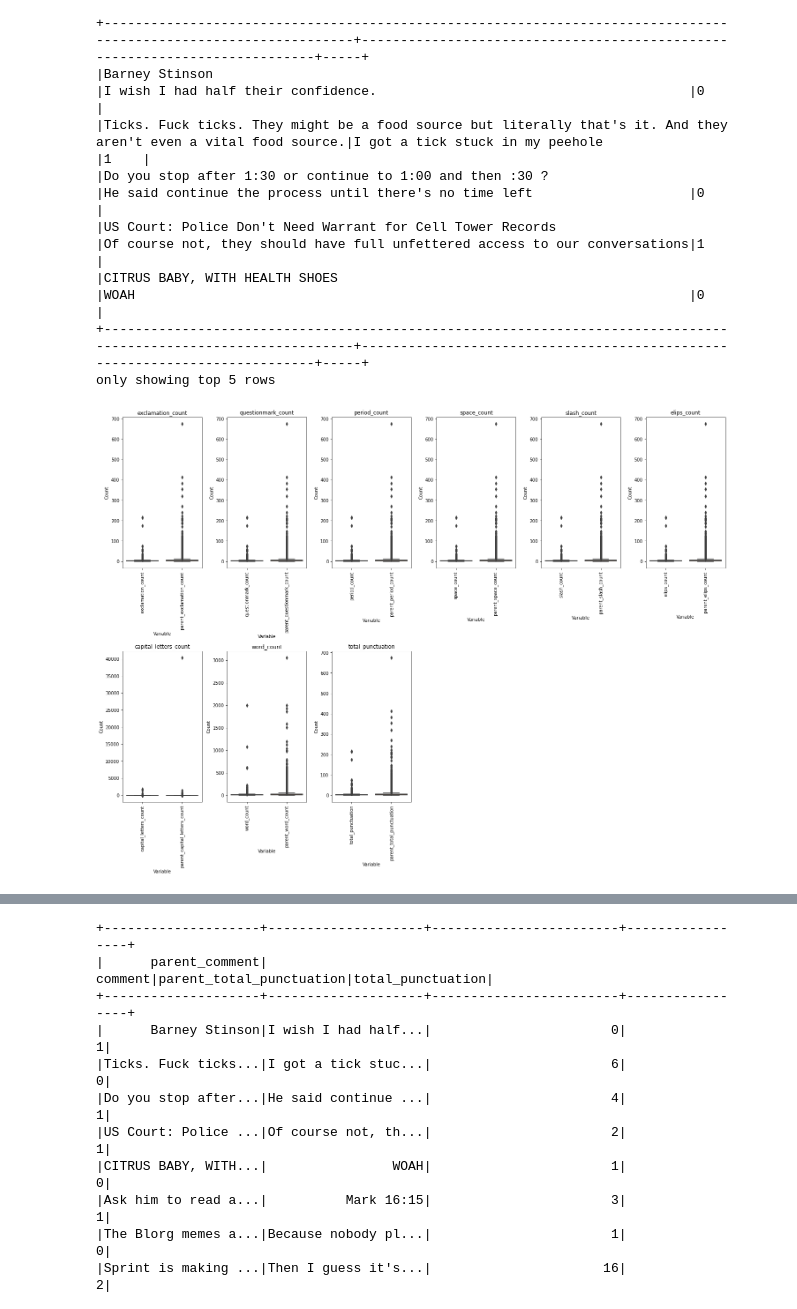
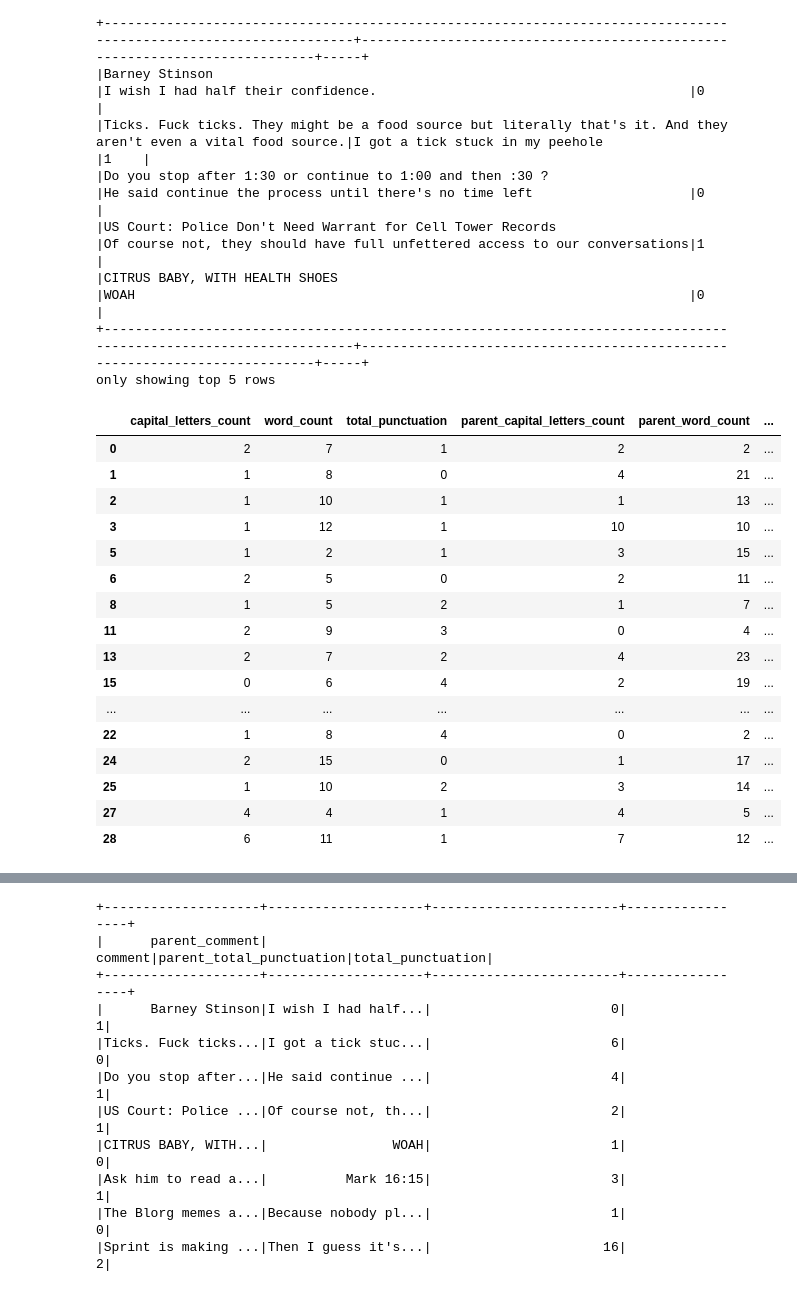
Before and after one commit to brianellis1997/Sarcasm_PySpark, a Jupyter notebook: Project_Test.ipynb, the cells around one changed output, grey strips where cells are left out. Cells and saved outputs as stored; diff of their text form; code cells hidden in the pictures.

Commit message:
EDA for text covars

```diff
--- a/Project_Test.ipynb
+++ b/Project_Test.ipynb
@@ -811,47 +811,54 @@ count_capital_letters_udf = udf(lambda comment: sum(1 for char in comment if cha
 
 # Add columns for counting punctuation marks and capital letters
 # comment
-text_df = text_df.withColumn('exclamation_count', count_punctuation_udf(col('comment')))
-text_df = text_df.withColumn('questionmark_count', count_punctuation_udf(col('comment')))
-text_df = text_df.withColumn('period_count', count_punctuation_udf(col('comment')))
-text_df = text_df.withColumn('space_count', count_punctuation_udf(col('comment')))
-text_df = text_df.withColumn('slash_count', count_punctuation_udf(col('comment')))
-text_df = text_df.withColumn('elips_count', count_punctuation_udf(col('comment')))
 text_df = text_df.withColumn('capital_letters_count', count_capital_letters_udf(col('comment')))
 text_df = text_df.withColumn('word_count', udf(lambda x: len(x.split()) if x is not None else 0, IntegerType())(col('comment')))
 text_df = text_df.withColumn('total_punctuation', count_punctuation_udf(col('comment')))
 
 # Parent comment
-text_df = text_df.withColumn('parent_exclamation_count', count_punctuation_udf(col('parent_comment')))
-text_df = text_df.withColumn('parent_questionmark_count', count_punctuation_udf(col('parent_comment')))
-text_df = text_df.withColumn('parent_period_count', count_punctuation_udf(col('parent_comment')))
-text_df = text_df.withColumn('parent_space_count', count_punctuation_udf(col('parent_comment')))
-text_df = text_df.withColumn('parent_slash_count', count_punctuation_udf(col('parent_comment')))
-text_df = text_df.withColumn('parent_elips_count', count_punctuation_udf(col('parent_comment')))
 text_df = text_df.withColumn('parent_capital_letters_count', count_capital_letters_udf(col('parent_comment')))
 text_df = text_df.withColumn('parent_word_count', udf(lambda x: len(x.split()) if x is not None else 0, IntegerType())(col('parent_comment')))
 text_df = text_df.withColumn('parent_total_punctuation', count_punctuation_udf(col('parent_comment')))
 
 # Convert PySpark DataFrame to pandas DataFrame
-df_pandas = text_df.select('exclamation_count', 'questionmark_count', 'period_count', 'space_count',
-                      'slash_count', 'elips_count', 'capital_letters_count', 'word_count',
+df_pandas = text_df.select('capital_letters_count', 'word_count',
                       'total_punctuation',
-                      'parent_exclamation_count', 'parent_questionmark_count', 'parent_period_count',
-                      'parent_space_count', 'parent_slash_count', 'parent_elips_count',
-                      'parent_capital_letters_count', 'parent_word_count', 'parent_total_punctuation').toPandas()
+                      'parent_capital_letters_count', 'parent_word_count', 'parent_total_punctuation', 'label').toPandas()
+
+import numpy as np
+
+# Adjust the columns_to_plot to match your DataFrame's structure
+columns_to_plot = ['capital_letters_count', 'word_count', 'total_punctuation',
+                   'parent_capital_letters_count', 'parent_word_count', 'parent_total_punctuation']
+
+# Filter out outliers for each column
+for column in columns_to_plot:
+    lower_bound, upper_bound = np.percentile(df_pandas[column], [2.5, 97.5])
+    df_pandas = df_pandas[(df_pandas[column] >= lower_bound) & (df_pandas[column] <= upper_bound)]
+
+
+# Filter out outliers for each column
+for column in columns_to_plot:
+    lower_bound, upper_bound = np.percentile(df_pandas[column], [2.5, 97.5])
+    # Update df_pandas to exclude outliers for each column
+    df_pandas = df_pandas[(df_pandas[column] >= lower_bound) & (df_pandas[column] <= upper_bound)]
-# %%
-plt.figure(figsize=(20, 20))
-for i, col in enumerate(df_pandas.columns):
-    if not col.startswith('parent_'):
-        plt.subplot(3, 6, i+1)
-        sns.boxplot(x='variable', y='value', data=pd.melt(df_pandas[[col, 'parent_'+col]]))
-        plt.title(col)
-        plt.xlabel('Variable')
-        plt.xticks(rotation=90)
-        plt.ylabel('Count')
-    else:
-        plt.delaxes(plt.subplot(3, 6, i+1))  # Delete the subplot for parent variables
-plt.tight_layout()
-plt.show()
-# %% [output]
-[figure, removed]
+# %%
+df_pandas.head(20)
+# %% [output]
+|  | capital_letters_count | word_count | total_punctuation | parent_capital_letters_count | parent_word_count | ... |
+| 0 | 2 | 7 | 1 | 2 | 2 | ... |
+| 1 | 1 | 8 | 0 | 4 | 21 | ... |
+| 2 | 1 | 10 | 1 | 1 | 13 | ... |
+| 3 | 1 | 12 | 1 | 10 | 10 | ... |
+| 5 | 1 | 2 | 1 | 3 | 15 | ... |
+| 6 | 2 | 5 | 0 | 2 | 11 | ... |
+| 8 | 1 | 5 | 2 | 1 | 7 | ... |
+| 11 | 2 | 9 | 3 | 0 | 4 | ... |
+| 13 | 2 | 7 | 2 | 4 | 23 | ... |
+| 15 | 0 | 6 | 4 | 2 | 19 | ... |
+| ... | ... | ... | ... | ... | ... | ... |
+| 22 | 1 | 8 | 4 | 0 | 2 | ... |
+| 24 | 2 | 15 | 0 | 1 | 17 | ... |
+| 25 | 1 | 10 | 2 | 3 | 14 | ... |
+| 27 | 4 | 4 | 1 | 4 | 5 | ... |
+| 28 | 6 | 11 | 1 | 7 | 12 | ... |
```
Also changed, not shown: parts of 2 cells of this notebook.
